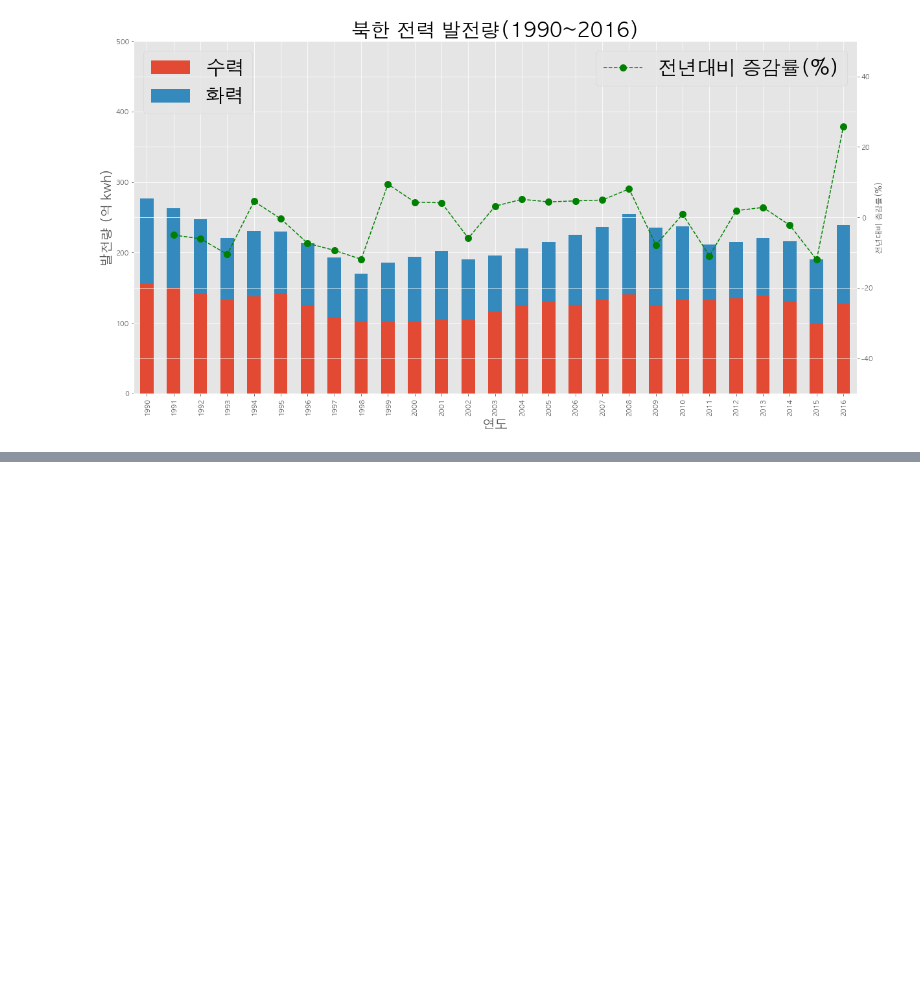
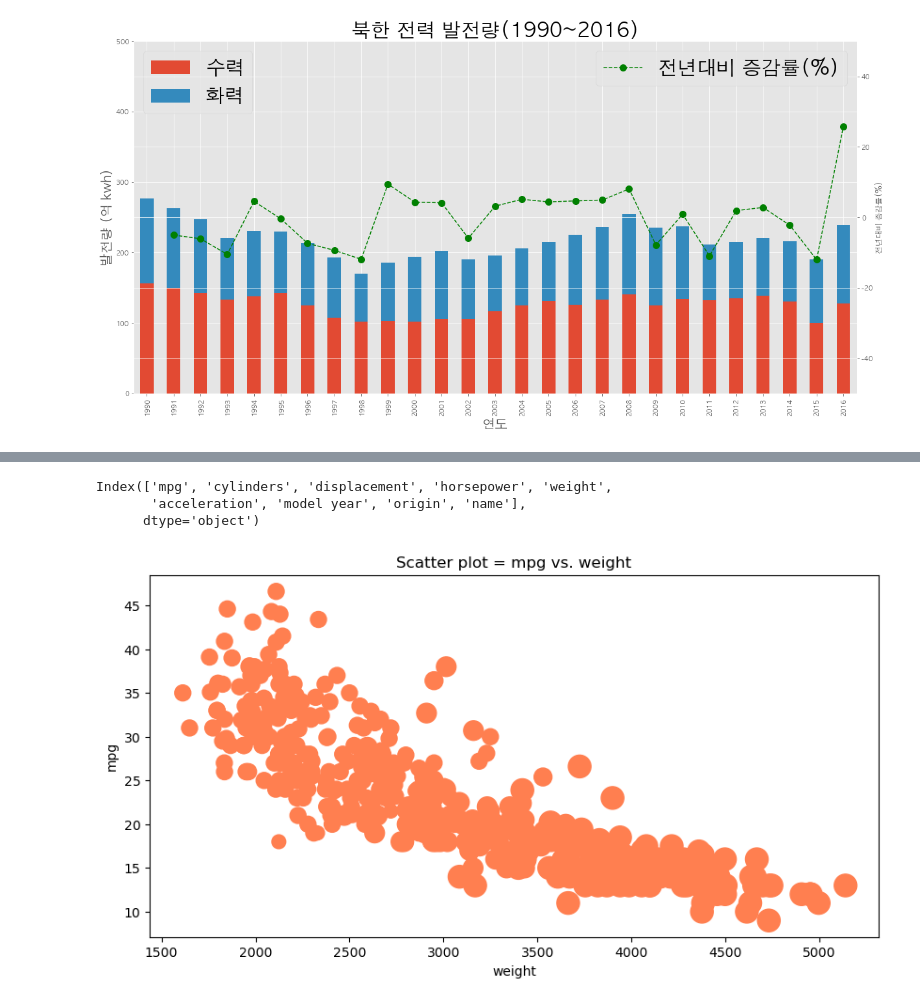
Before and after one commit to bjKim2/python_tj, a Jupyter notebook: 3.DataAnalysis/Note/09.시각화도구.ipynb, the cells around one changed output, grey strips where cells are left out. Cells and saved outputs as stored; diff of their text form; code cells hidden in the pictures; blank space fills up the shorter version.

```diff
--- a/3.DataAnalysis/Note/09.시각화도구.ipynb
+++ b/3.DataAnalysis/Note/09.시각화도구.ipynb
@@ -155,0 +229,4 @@ plt.show()
+# %%
+# Cylinder 개수의 상대적 비율을 계산하여 시리즈 생성
+cylinder_size = df.cylinders / df.cylinders.max() * 300 # 300 Hyper prameter, 기준점은 그대로라는 특징
+print(cylinder_size)
@@ -155,0 +246,20 @@ plt.show()
+# %%
+df.columns
+# %% [output]
+Index(['mpg', 'cylinders', 'displacement', 'horsepower', 'weight',
+       'acceleration', 'model year', 'origin', 'name'],
+      dtype='object')
+# %%
+# 연비(mpg)와 차중(weight) 열에 대한 산점도 그리기
+df.plot(
+    kind = 'scatter',
+    x = 'weight',
+    y = 'mpg',
+    c = 'coral', # c 는 color, 바 플랏은 c로 적으면 안됨
+    s = cylinder_size, # s 는 점의 크기,
+    figsize = (10,5)
+)
+plt.title('Scatter plot = mpg vs. weight')
+plt.show()
+# %% [output]
+[figure, added]
```
Also changed, not shown: parts of 27 cells of this notebook, 12 other files.
